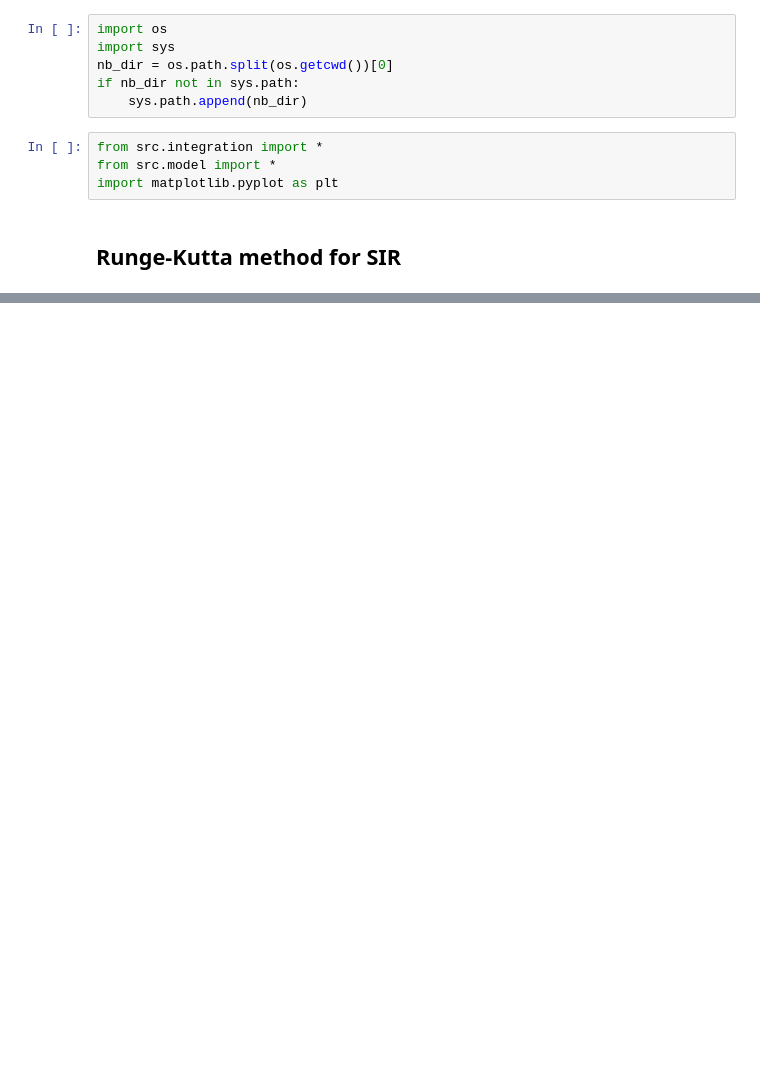
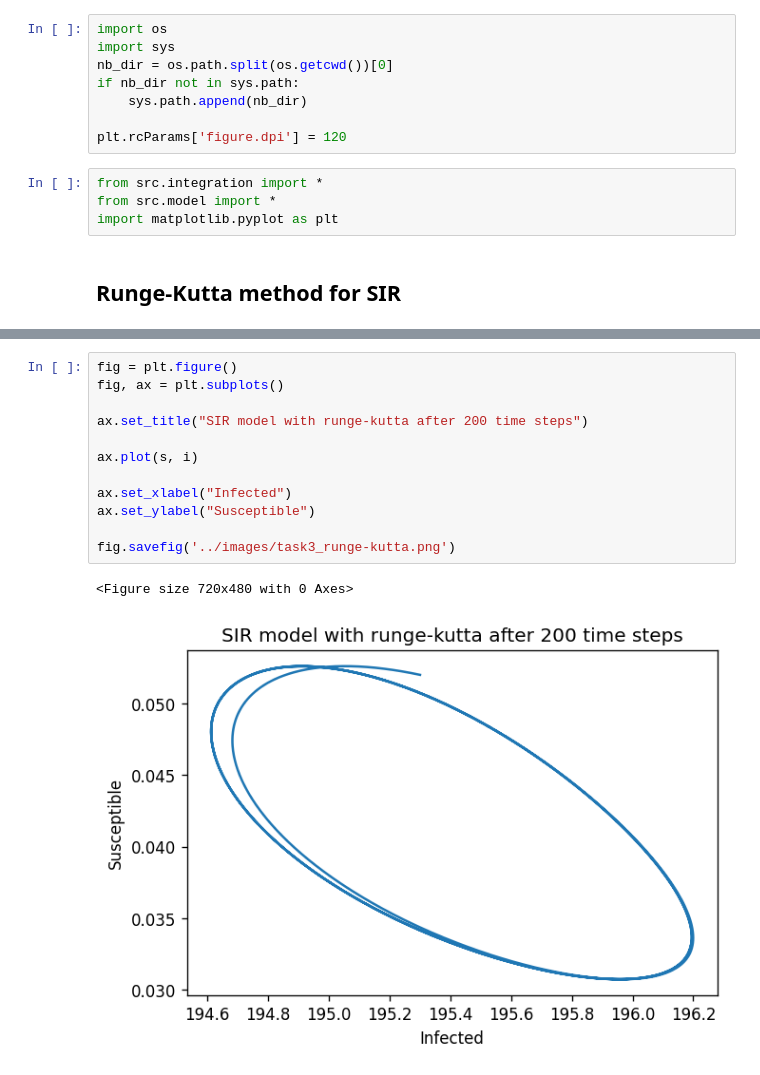
Before and after one commit to clarissanjani/MLCMS_Final-Project, a Jupyter notebook: notebook_files/runge-kutta_test.ipynb, the cells around one changed output, grey strips where cells are left out. Drawn from its saved outputs; the diff is of its cells as text; blank space fills up the shorter version.

```diff
--- a/notebook_files/runge-kutta_test.ipynb
+++ b/notebook_files/runge-kutta_test.ipynb
@@ -8,6 +8,8 @@ import sys
 nb_dir = os.path.split(os.getcwd())[0]
 if nb_dir not in sys.path:
     sys.path.append(nb_dir)
+
+plt.rcParams['figure.dpi'] = 120
 # %%
 from src.integration import *
 from src.model import *
@@ -38,0 +37,15 @@ plt.plot(s, i);
+# %%
+fig = plt.figure()
+fig, ax = plt.subplots()
+
+ax.set_title("SIR model with runge-kutta after 200 time steps")
+
+ax.plot(s, i)
+
+ax.set_xlabel("Infected")
+ax.set_ylabel("Susceptible")
+
+fig.savefig('../images/task3_runge-kutta.png')
+# %% [output]
+<Figure size 720x480 with 0 Axes>
+[figure, added]
```
Also changed, not shown: parts of 1 cell of this notebook, 3 other files.
